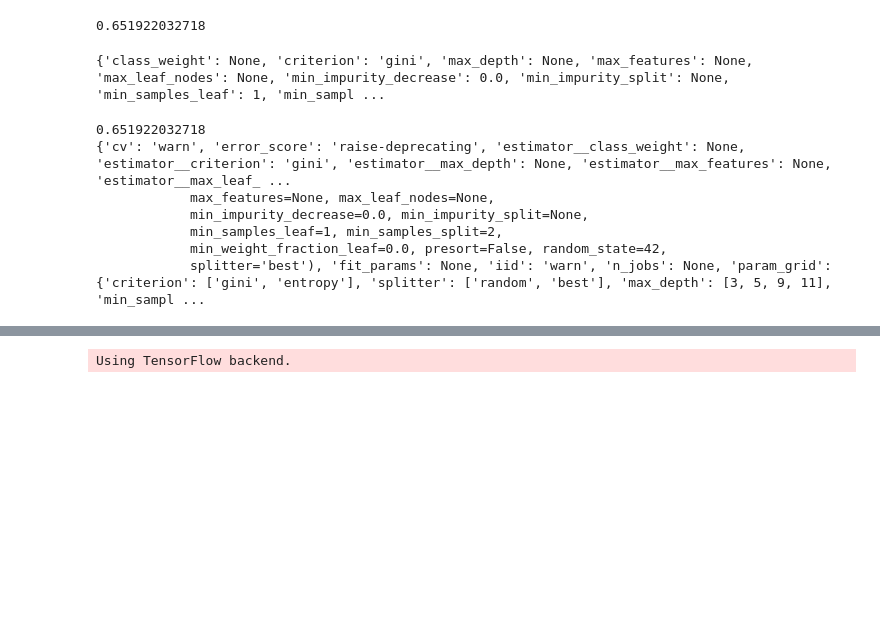
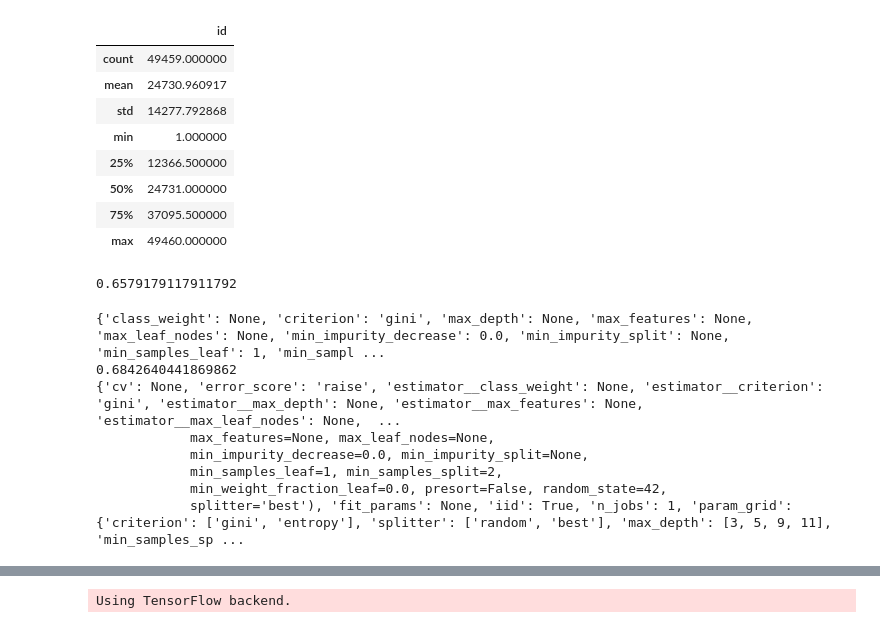
Before and after one commit to mgulfier/FIAP_NLP, a Jupyter notebook: Analise_Sentimentos.ipynb, the cells around one changed output, grey strips where cells are left out. Cells and saved outputs as stored; diff of their text form; code cells hidden in the pictures; blank space fills up the shorter version.

```diff
--- a/Analise_Sentimentos.ipynb
+++ b/Analise_Sentimentos.ipynb
@@ -2,0 +5,16 @@ import spacy
+# %%
+import pandas as pd
+
+df_original = pd.read_csv('https://s3.amazonaws.com/aulas-fiap/imdb-reviews-pt-br.csv')
+
+df_original.describe()
+# %% [output]
+|  | id |
+| count | 49459.000000 |
+| mean | 24730.960917 |
+| std | 14277.792868 |
+| min | 1.000000 |
+| 25% | 12366.500000 |
+| 50% | 24731.000000 |
+| 75% | 37095.500000 |
+| max | 49460.000000 |
@@ -9,7 +31,7 @@ from sklearn.model_selection import train_test_split
 from sklearn.feature_extraction.text import TfidfVectorizer
 
 
-df = pd.read_csv('https://s3.amazonaws.com/aulas-fiap/imdb-reviews-pt-br.csv').sample(5000)
+
 
 vect = TfidfVectorizer(ngram_range=(1,1), use_idf=True)
 vect.fit(df.text_pt)
@@ -31,7 +53,7 @@ f1 = f1_score(y_prediction, y_test, average='weighted')
 
 print(f1)
 # %% [output]
-0.651922032718
+0.6579179117911792
 # %%
 from sklearn.model_selection import GridSearchCV
 
@@ -47,20 +69,20 @@ tree_opt = GridSearchCV(tree, parametros, scoring='f1_weighted')
 
 tree_opt.fit(X_train, y_train)
 
-y_prediction = tree.predict(X_test)
+y_prediction = tree_opt.predict(X_test)
 
 f1 = f1_score(y_prediction, y_test, average='weighted')
 print(f1)
 print(tree_opt.get_params())
 # %% [output]
 {'class_weight': None, 'criterion': 'gini', 'max_depth': None, 'max_features': None, 'max_leaf_nodes': None, 'min_impurity_decrease': 0.0, 'min_impurity_split': None, 'min_samples_leaf': 1, 'min_sampl ...
+0.6842640441869862
+{'cv': None, 'error_score': 'raise', 'estimator__class_weight': None, 'estimator__criterion': 'gini', 'estimator__max_depth': None, 'estimator__max_features': None, 'estimator__max_leaf_nodes': None,  ...
+            max_features=None, max_leaf_nodes=None,
+            min_impurity_decrease=0.0, min_impurity_split=None,
+            min_samples_leaf=1, min_samples_split=2,
+            min_weight_fraction_leaf=0.0, presort=False, random_state=42,
+            splitter='best'), 'fit_params': None, 'iid': True, 'n_jobs': 1, 'param_grid': {'criterion': ['gini', 'entropy'], 'splitter': ['random', 'best'], 'max_depth': [3, 5, 9, 11], 'min_samples_sp ...
-0.651922032718
-{'cv': 'warn', 'error_score': 'raise-deprecating', 'estimator__class_weight': None, 'estimator__criterion': 'gini', 'estimator__max_depth': None, 'estimator__max_features': None, 'estimator__max_leaf_ ...
-            max_features=None, max_leaf_nodes=None,
-            min_impurity_decrease=0.0, min_impurity_split=None,
-            min_samples_leaf=1, min_samples_split=2,
-            min_weight_fraction_leaf=0.0, presort=False, random_state=42,
-            splitter='best'), 'fit_params': None, 'iid': 'warn', 'n_jobs': None, 'param_grid': {'criterion': ['gini', 'entropy'], 'splitter': ['random', 'best'], 'max_depth': [3, 5, 9, 11], 'min_sampl ...
 # %%
 from sklearn.neighbors import KNeighborsClassifier
 neigh = KNeighborsClassifier(n_neighbors=5)
```
Also changed, not shown: parts of 15 cells of this notebook.
